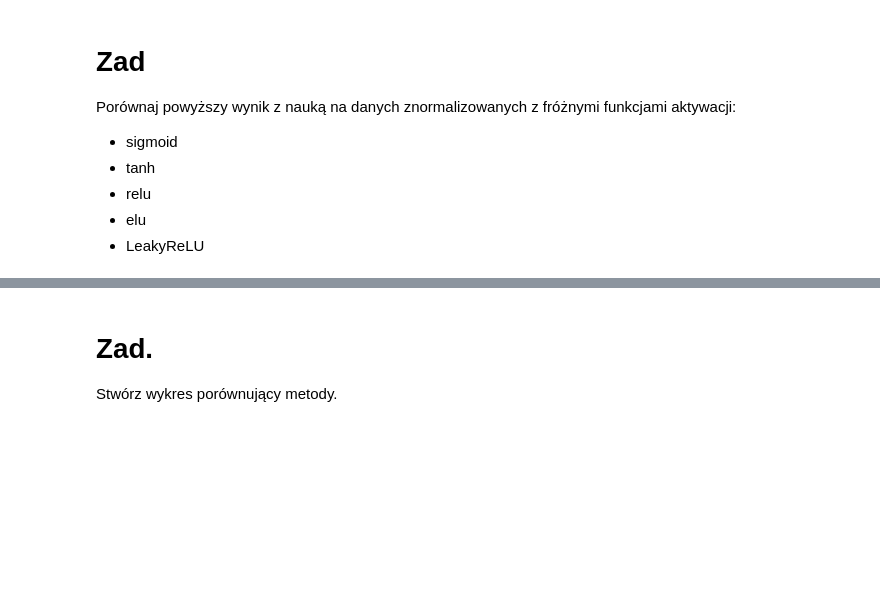
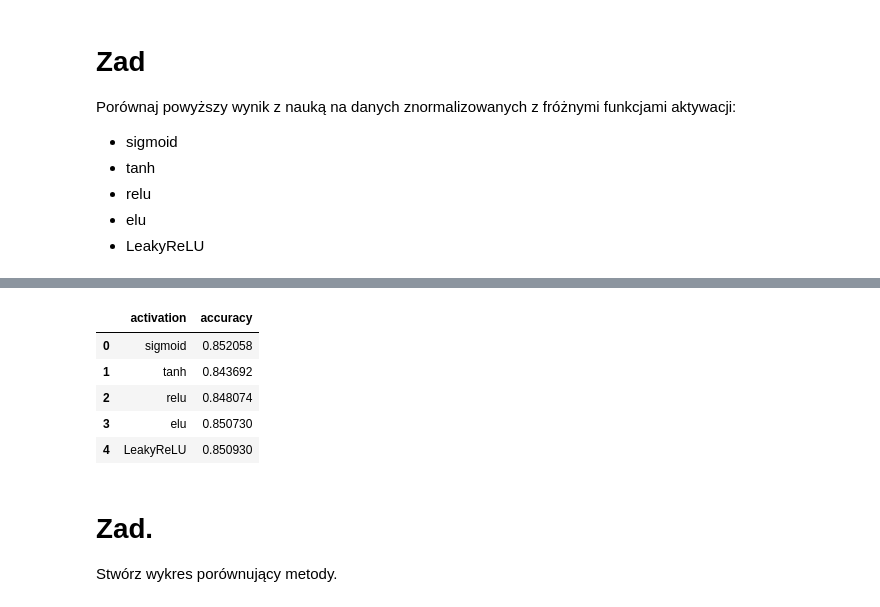
Before and after one commit to KrystianJachna/AI, a Jupyter notebook: cw10/AD_Z10_K_activation_function.ipynb, the cells around one changed output, grey strips where cells are left out. Saved outputs shown, nothing was run; the diff lists cells and outputs as text; code cells hidden in the pictures; blank space fills up the shorter version.

```diff
--- a/cw10/AD_Z10_K_activation_function.ipynb
+++ b/cw10/AD_Z10_K_activation_function.ipynb
@@ -167,0 +173,11 @@ Porównaj powyższy wynik z nauką na danych znormalizowanych z fróżnymi funkc
+# %%
+df = pd.DataFrame(columns=["activation", "accuracy"])
+
+for i, (history, model) in enumerate(models_history):
+    y_pred = model.predict(X_test)
+    y_pred = (y_pred > 0.5).astype(int)
+    accuracy = accuracy_score(y_test, y_pred)
+    df.loc[i] = [activation_functions[i], accuracy]
+
+df
+# %% [output]
@@ -168,3 +189,9 @@ Porównaj powyższy wynik z nauką na danych znormalizowanych z fróżnymi funkc
+|  | activation | accuracy |
+| 0 | sigmoid | 0.852058 |
+| 1 | tanh | 0.843692 |
+| 2 | relu | 0.848074 |
+| 3 | elu | 0.850730 |
+| 4 | LeakyReLU | 0.850930 |
 # %% [markdown]
 # Zad.
 Stwórz wykres porównujący metody.
```
Also changed, not shown: parts of 18 cells of this notebook.
